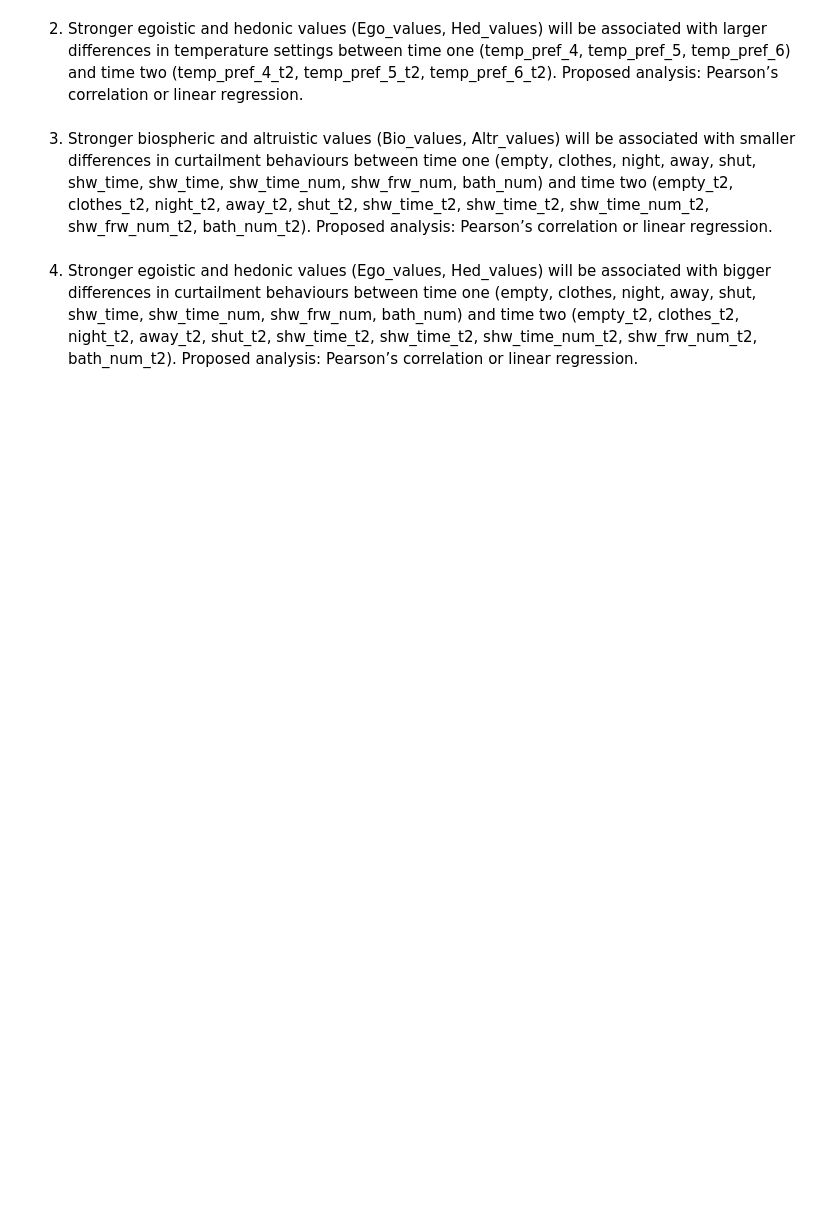
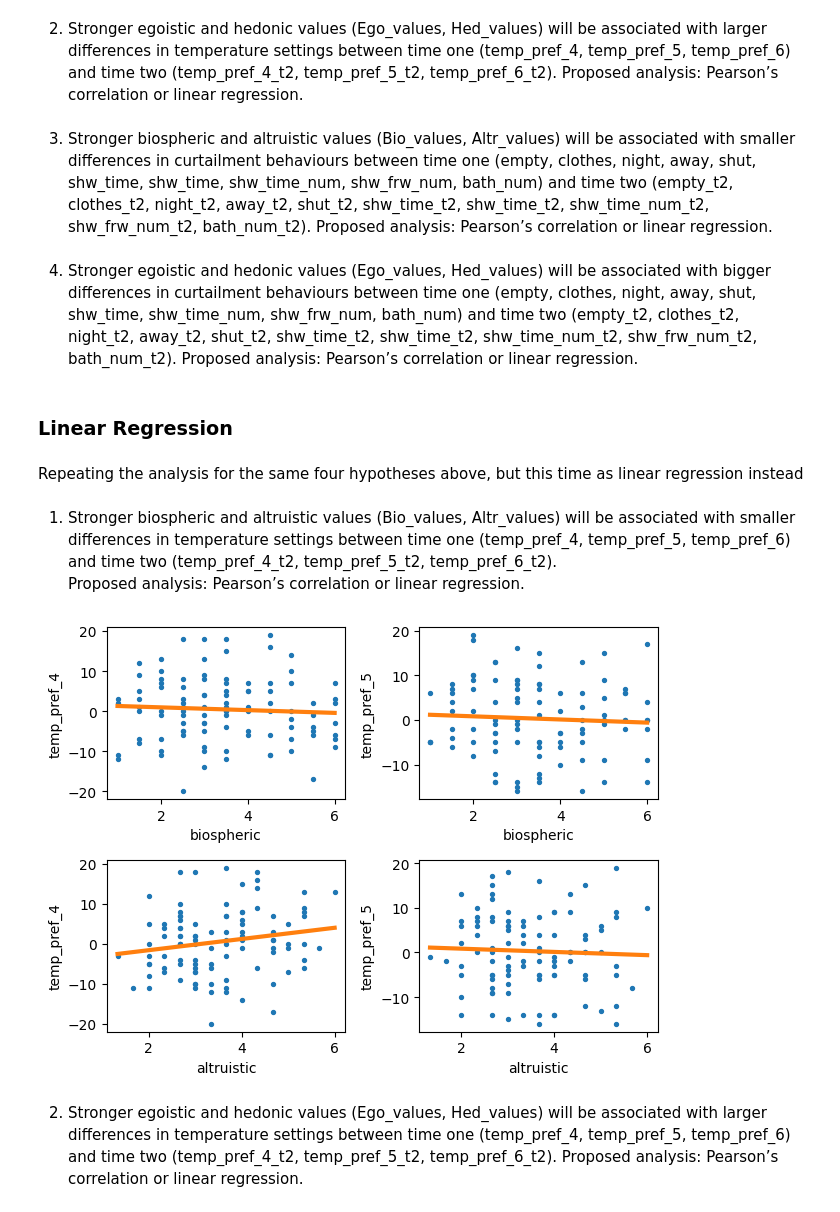
Before and after one commit to ESI-FAR/TeSoPs-questionnaire-analysis, a Jupyter notebook: tesops_hypotheses_demo.ipynb, the cells around one changed output. Saved outputs shown, nothing was run; the diff lists cells and outputs as text; code cells hidden in the pictures; blank space fills up the shorter version.

Commit message:
Add correlation/linear regression hypothesis example

```diff
--- a/tesops_hypotheses_demo.ipynb
+++ b/tesops_hypotheses_demo.ipynb
@@ -26,7 +43,11 @@ Proposed analysis: t-test.
 # %%
 # Testing difference between two related samples with expectation that t1 < t2
 for i in range(1, 6):
-    test_result = ttest_rel(responses_t1[f'temp_pref_{i}'], responses_t2[f'temp_pref_{i}_t2'], alternative='less')
+    test_result = ttest_rel(
+        responses_t1[f'temp_pref_{i}'],
+        responses_t2[f'temp_pref_{i}_t2'],
+        alternative='less'
+    )
     print(f'Test for temp_pref_{i}: {test_result}')
 # %% [output]
 Test for temp_pref_1: TtestResult(statistic=-0.9585487119228076, pvalue=0.17006062139351663, df=99)
@@ -47,3 +81,14 @@ for description in ['empty', 'clothes', 'night', 'away', 'shut', 'shw_time']:
 # %% [markdown]
 1.	Stronger biospheric and altruistic values (Bio_values, Altr_values) will be associated with smaller differences in temperature settings between time one (temp_pref_4, temp_pref_5, temp_pref_6) and time two (temp_pref_4_t2, temp_pref_5_t2, temp_pref_6_t2).
 Proposed analysis: Pearson’s correlation or linear regression.
+# %%
+results = []
+for aggregation, temp_pref in product(['biospheric', 'altruistic'], [f'temp_pref_{i}' for i in (4,5)]):
+    correlation = pearsonr(responses_t1[aggregation], differences[temp_pref], alternative='less')
+    results.append((aggregation, temp_pref, correlation.statistic, correlation.pvalue))
+
+correlation_table = pd.DataFrame(results, columns=['aggregation', 'temperature_setting', 'correlation', 'pvalue'])
+
+print(correlation_table.pivot(index='aggregation', columns='temperature_setting', values='correlation'))
+print()
+print(correlation_table.pivot(index='aggregation', columns='temperature_setting', values='pvalue'))
@@ -56,3 +111,38 @@ Proposed analysis: Pearson’s correlation or linear regression.
 # %% [markdown]
 4.	Stronger egoistic and hedonic values (Ego_values, Hed_values) will be associated with bigger differences in curtailment behaviours between time one (empty, clothes, night, away, shut, shw_time, shw_time_num, shw_frw_num, bath_num) and time two (empty_t2, clothes_t2, night_t2, away_t2, shut_t2, shw_time_t2, shw_time_t2, shw_time_num_t2, shw_frw_num_t2, bath_num_t2).
 Proposed analysis: Pearson’s correlation or linear regression.
+# %% [markdown]
+### Linear Regression
+# %% [markdown]
+Repeating the analysis for the same four hypotheses above, but this time as linear regression instead
+# %% [markdown]
+1.	Stronger biospheric and altruistic values (Bio_values, Altr_values) will be associated with smaller differences in temperature settings between time one (temp_pref_4, temp_pref_5, temp_pref_6) and time two (temp_pref_4_t2, temp_pref_5_t2, temp_pref_6_t2).
+Proposed analysis: Pearson’s correlation or linear regression.
+# %%
+aggregations = ['biospheric', 'altruistic']
+temp_prefs = [f'temp_pref_{i}' for i in (4,5)]
+
+fig, axes = plt.subplots(nrows=len(aggregations), ncols=len(temp_prefs))
+# results = []
+for (i_x, aggregation), (i_y, temp_pref) in product(enumerate(aggregations), enumerate(temp_prefs)):
+    reg = LinearRegression().fit(responses_t1[aggregation].values.reshape(-1,1), differences[temp_pref])
+    # results.append((aggregation, temp_pref, reg.coef_, reg.intercept_))
+
+    x_test = np.array([
+        [responses_t1[aggregation].min()],
+        [responses_t1[aggregation].max()],
+    ])
+    y_pred = reg.predict(x_test)
+
+    axes[i_x, i_y].scatter(responses_t1[aggregation], differences[temp_pref], s=8)
+    axes[i_x, i_y].plot(x_test, y_pred, color='C1', linewidth=3)
+    axes[i_x, i_y].set_xlabel(aggregation)
+    axes[i_x, i_y].set_ylabel(temp_pref)
+
+plt.tight_layout()
+fig.show()
+# %% [output]
+[figure, added]
+# %% [markdown]
+ 2.	Stronger egoistic and hedonic values (Ego_values, Hed_values) will be associated with larger differences in temperature settings between time one (temp_pref_4, temp_pref_5, temp_pref_6) and time two (temp_pref_4_t2, temp_pref_5_t2, temp_pref_6_t2).
+Proposed analysis: Pearson’s correlation or linear regression.
```
Also changed, not shown: parts of 9 cells of this notebook, 1 other file.
